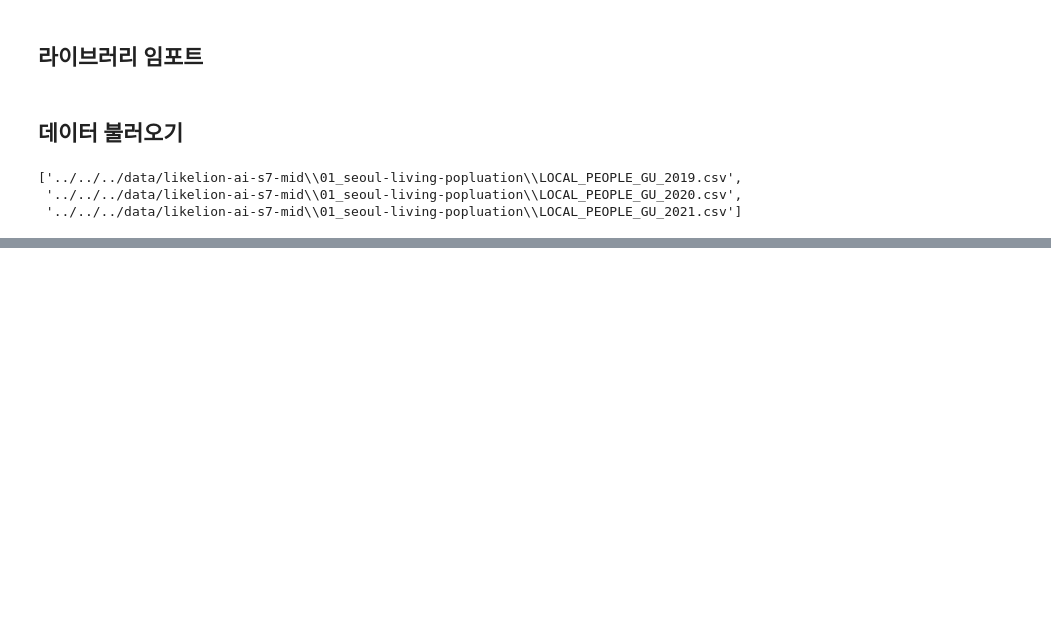
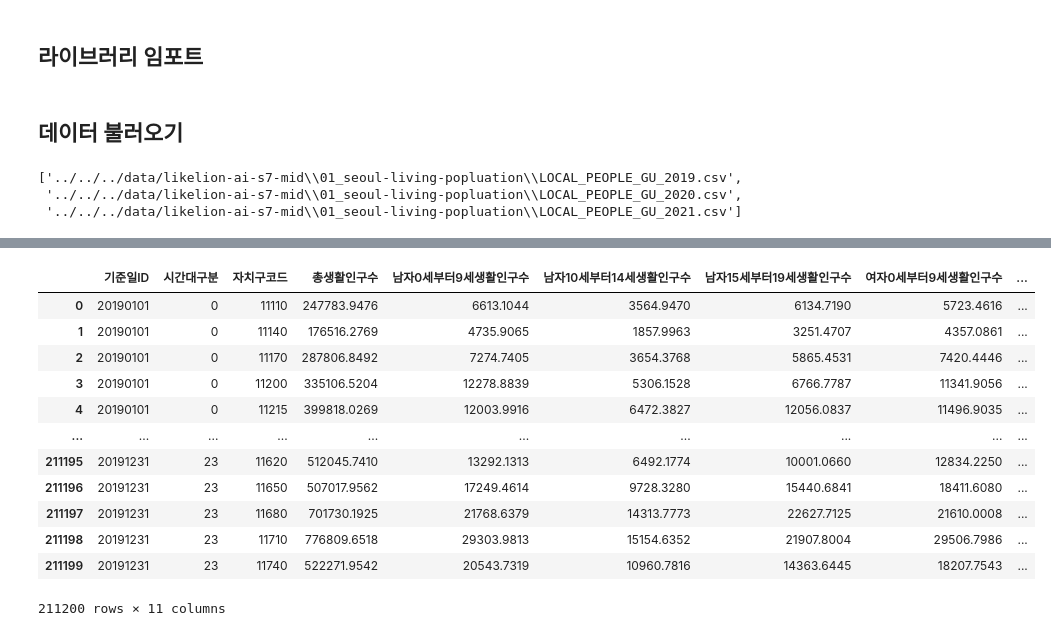
Before and after one commit to cryptnomy/likelion-ai-s7-mid, a Jupyter notebook: src/hypothesis-one.ipynb, the cells around one changed output, grey strips where cells are left out. Cells and saved outputs as stored; diff of their text form; code cells hidden in the pictures; blank space fills up the shorter version.

```diff
--- a/src/hypothesis-one.ipynb
+++ b/src/hypothesis-one.ipynb
@@ -33,0 +78,3 @@ data
+# %%
+data_male = data[data.columns[:7]]
+data_male.head()
@@ -33,0 +88,3 @@ data
+# %%
+data_female = data[data.columns[18:22]]
+data_female.head()
@@ -33,0 +98,16 @@ data
+# %%
+pd.concat([data_male, data_female], axis=1)
+# %% [output]
+|  | 기준일ID | 시간대구분 | 자치구코드 | 총생활인구수 | 남자0세부터9세생활인구수 | 남자10세부터14세생활인구수 | 남자15세부터19세생활인구수 | 여자0세부터9세생활인구수 | ... |
+| 0 | 20190101 | 0 | 11110 | 247783.9476 | 6613.1044 | 3564.9470 | 6134.7190 | 5723.4616 | ... |
+| 1 | 20190101 | 0 | 11140 | 176516.2769 | 4735.9065 | 1857.9963 | 3251.4707 | 4357.0861 | ... |
+| 2 | 20190101 | 0 | 11170 | 287806.8492 | 7274.7405 | 3654.3768 | 5865.4531 | 7420.4446 | ... |
+| 3 | 20190101 | 0 | 11200 | 335106.5204 | 12278.8839 | 5306.1528 | 6766.7787 | 11341.9056 | ... |
+| 4 | 20190101 | 0 | 11215 | 399818.0269 | 12003.9916 | 6472.3827 | 12056.0837 | 11496.9035 | ... |
+| ... | ... | ... | ... | ... | ... | ... | ... | ... | ... |
+| 211195 | 20191231 | 23 | 11620 | 512045.7410 | 13292.1313 | 6492.1774 | 10001.0660 | 12834.2250 | ... |
+| 211196 | 20191231 | 23 | 11650 | 507017.9562 | 17249.4614 | 9728.3280 | 15440.6841 | 18411.6080 | ... |
+| 211197 | 20191231 | 23 | 11680 | 701730.1925 | 21768.6379 | 14313.7773 | 22627.7125 | 21610.0008 | ... |
+| 211198 | 20191231 | 23 | 11710 | 776809.6518 | 29303.9813 | 15154.6352 | 21907.8004 | 29506.7986 | ... |
+| 211199 | 20191231 | 23 | 11740 | 522271.9542 | 20543.7319 | 10960.7816 | 14363.6445 | 18207.7543 | ... |
+211200 rows × 11 columns
```
Also changed, not shown: parts of 10 cells of this notebook.
